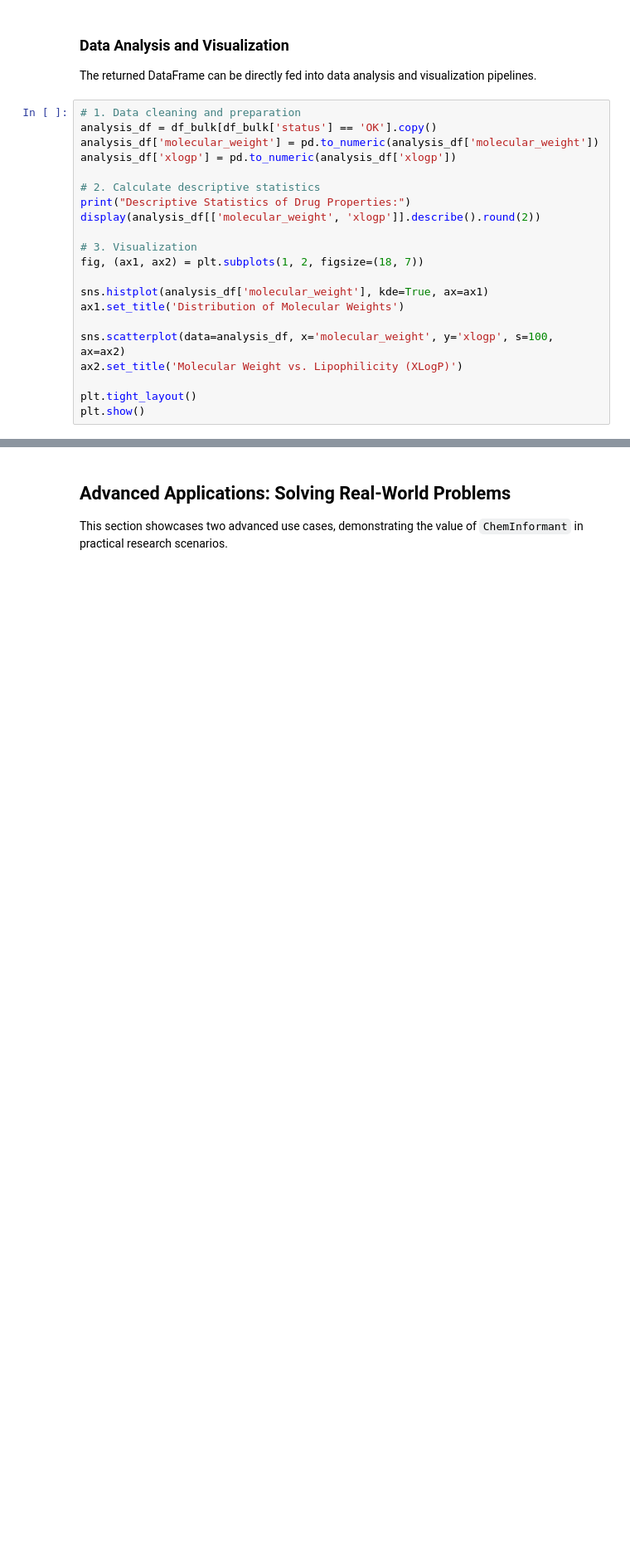
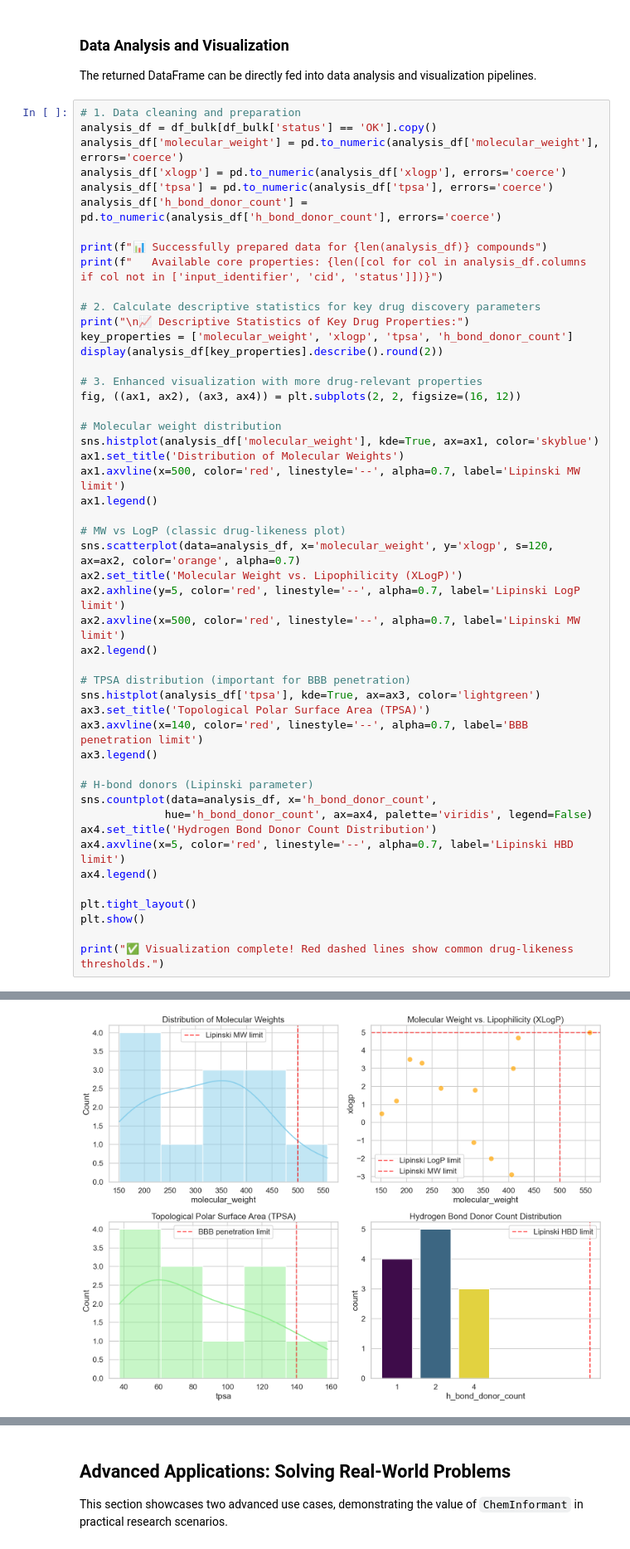
Before and after one commit to HzaCode/ChemInformant, a Jupyter notebook: examples/ChemInformant_User_Manual_v1.0.ipynb, the cells around one changed output, grey strips where cells are left out. Shown at 83% size. Drawn from its saved outputs; the diff is of its cells as text; blank space fills up the shorter version.

```diff
--- a/examples/ChemInformant_User_Manual_v1.0.ipynb
+++ b/examples/ChemInformant_User_Manual_v1.0.ipynb
@@ -133,21 +292,50 @@ The returned DataFrame can be directly fed into data analysis and visualization
 # %%
 # 1. Data cleaning and preparation
 analysis_df = df_bulk[df_bulk['status'] == 'OK'].copy()
-analysis_df['molecular_weight'] = pd.to_numeric(analysis_df['molecular_weight'])
-analysis_df['xlogp'] = pd.to_numeric(analysis_df['xlogp'])
+analysis_df['molecular_weight'] = pd.to_numeric(analysis_df['molecular_weight'], errors='coerce')
+analysis_df['xlogp'] = pd.to_numeric(analysis_df['xlogp'], errors='coerce')
+analysis_df['tpsa'] = pd.to_numeric(analysis_df['tpsa'], errors='coerce')
+analysis_df['h_bond_donor_count'] = pd.to_numeric(analysis_df['h_bond_donor_count'], errors='coerce')
 
-# 2. Calculate descriptive statistics
-print("Descriptive Statistics of Drug Properties:")
-display(analysis_df[['molecular_weight', 'xlogp']].describe().round(2))
+print(f"📊 Successfully prepared data for {len(analysis_df)} compounds")
+print(f"   Available core properties: {len([col for col in analysis_df.columns if col not in ['input_identifier', 'cid', 'status']])}")
 
-# 3. Visualization
-fig, (ax1, ax2) = plt.subplots(1, 2, figsize=(18, 7))
+# 2. Calculate descriptive statistics for key drug discovery parameters
+print("\n📈 Descriptive Statistics of Key Drug Properties:")
+key_properties = ['molecular_weight', 'xlogp', 'tpsa', 'h_bond_donor_count']
+display(analysis_df[key_properties].describe().round(2))
 
-sns.histplot(analysis_df['molecular_weight'], kde=True, ax=ax1)
+# 3. Enhanced visualization with more drug-relevant properties
+fig, ((ax1, ax2), (ax3, ax4)) = plt.subplots(2, 2, figsize=(16, 12))
+
+# Molecular weight distribution
+sns.histplot(analysis_df['molecular_weight'], kde=True, ax=ax1, color='skyblue')
 ax1.set_title('Distribution of Molecular Weights')
+ax1.axvline(x=500, color='red', linestyle='--', alpha=0.7, label='Lipinski MW limit')
+ax1.legend()
 
-sns.scatterplot(data=analysis_df, x='molecular_weight', y='xlogp', s=100, ax=ax2)
+# MW vs LogP (classic drug-likeness plot)
+sns.scatterplot(data=analysis_df, x='molecular_weight', y='xlogp', s=120, ax=ax2, color='orange', alpha=0.7)
 ax2.set_title('Molecular Weight vs. Lipophilicity (XLogP)')
+ax2.axhline(y=5, color='red', linestyle='--', alpha=0.7, label='Lipinski LogP limit')
+ax2.axvline(x=500, color='red', linestyle='--', alpha=0.7, label='Lipinski MW limit')
+ax2.legend()
+
+# TPSA distribution (important for BBB penetration)
+sns.histplot(analysis_df['tpsa'], kde=True, ax=ax3, color='lightgreen')
+ax3.set_title('Topological Polar Surface Area (TPSA)')
+ax3.axvline(x=140, color='red', linestyle='--', alpha=0.7, label='BBB penetration limit')
+ax3.legend()
+
+# H-bond donors (Lipinski parameter)
+sns.countplot(data=analysis_df, x='h_bond_donor_count',
+             hue='h_bond_donor_count', ax=ax4, palette='viridis', legend=False)
+ax4.set_title('Hydrogen Bond Donor Count Distribution')
+ax4.axvline(x=5, color='red', linestyle='--', alpha=0.7, label='Lipinski HBD limit')
+ax4.legend()
 
 plt.tight_layout()
 plt.show()
+
+print("✅ Visualization complete! Red dashed lines show common drug-likeness thresholds.")
+# %% [output]
@@ -153,0 +355 @@ plt.show()
+[figure, added]
```
Also changed, not shown: parts of 20 cells of this notebook, 22 other files.
